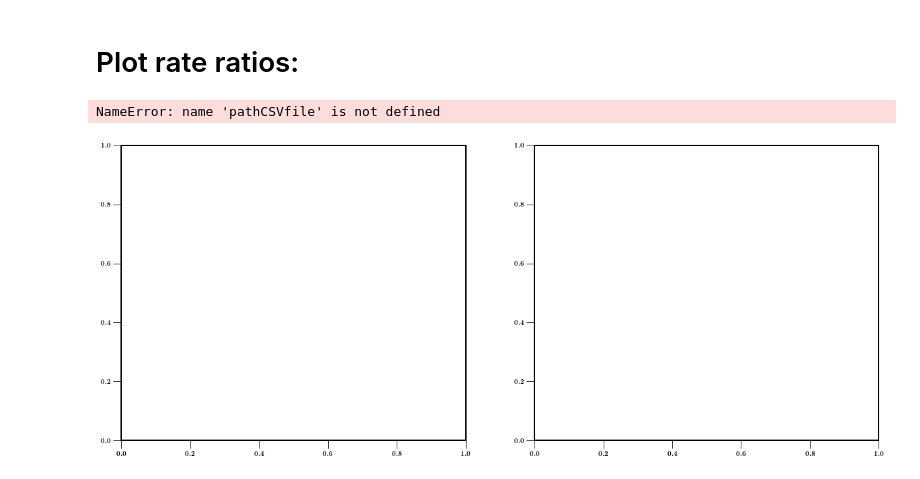
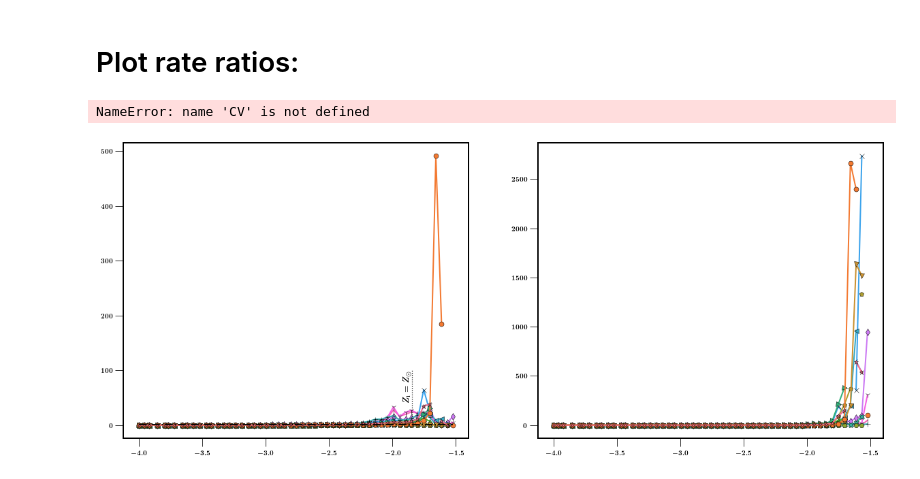
Before and after one commit to FloorBroekgaarden/Double-Compact-Object-Mergers, a Jupyter notebook: plottingCode/Fig_1/PlotFormationRatesPerMetallicity.ipynb, the cells around one changed output. Cells and saved outputs as stored; diff of their text form; code cells hidden in the pictures.

```diff
--- a/plottingCode/Fig_1/PlotFormationRatesPerMetallicity.ipynb
+++ b/plottingCode/Fig_1/PlotFormationRatesPerMetallicity.ipynb
@@ -276,7 +276,7 @@ def Reverse(lst):
     return [ele for ele in reversed(lst)]
 
 
-def plotFormationRatioRatePerZ(pathCOMPASOutput='/Volumes/Andromeda/DATA/AllDCO_bugfix/', alphabetDirDict=alphabetDirDict):
+def plotFormationRatioRatePerZ(pathCSVfile='/Volumes/Andromeda/DATA/AllDCO_bugfix/', alphabetDirDict=alphabetDirDict):
 
 
     ncols=2
@@ -389,34 +389,34 @@ def plotFormationRatioRatePerZ(pathCOMPASOutput='/Volumes/Andromeda/DATA/AllDCO_
             axe[ind_ax] = CV.layoutAxes(axe[ind_ax], nameX=nameX, nameY=nameY)
 
 
 
 
             axe[ind_ax].set_yscale('log')
             aBit =0.
             axe[ind_ax].set_xlim(min(log10metallicities)-aBit, max(log10metallicities)+aBit)
             axe[ind_ax].set_ylim(bottom=0.001,top=1.*y_top)
 
 
 
             bbox_props = dict(boxstyle="round", fc="w", ec="0.5", alpha=0.95)
             axe[ind_ax].annotate(r'%s'%(TypesLabels[ind_ax+1]), xy=(0.05, .95), xycoords='axes fraction', fontsize = fs+4, weight = 'bold', ha='left', va="top",bbox=bbox_props)
 
 
-#                 if ind_ax ==0:
+
     handles, labels = axe[0].get_legend_handles_labels()
 
     plt.tight_layout()
     lgd2=plt.legend(handles, labels , fontsize=20, ncol=5,\
          bbox_to_anchor=(.912, 1.30)) #,  markerscale=3., scatterpoints=1)
 
 
 
     plt.savefig('./FormationRatioRateAllModels3panels.png', bbox_extra_artists=(lgd2,), bbox_inches='tight', dpi = 600)
     plt.show()
     plt.close()
 
 
-plotFormationRatioRatePerZ(pathCOMPASOutput='/Volumes/Andromeda/DATA/AllDCO_bugfix/', alphabetDirDict=alphabetDirDict)
+plotFormationRatioRatePerZ(pathCSVfile='/Users/floorbroekgaarden/Projects/GitHub/Double-Compact-Object-Mergers/dataFiles/summary_data_Fig_1/', alphabetDirDict=alphabetDirDict)
 # %% [output]
-NameError: name 'pathCSVfile' is not defined
+NameError: name 'CV' is not defined
-[figure, old version]
+[figure, new version]
```
Also changed, not shown: parts of 1 cell of this notebook, 2 other files.
